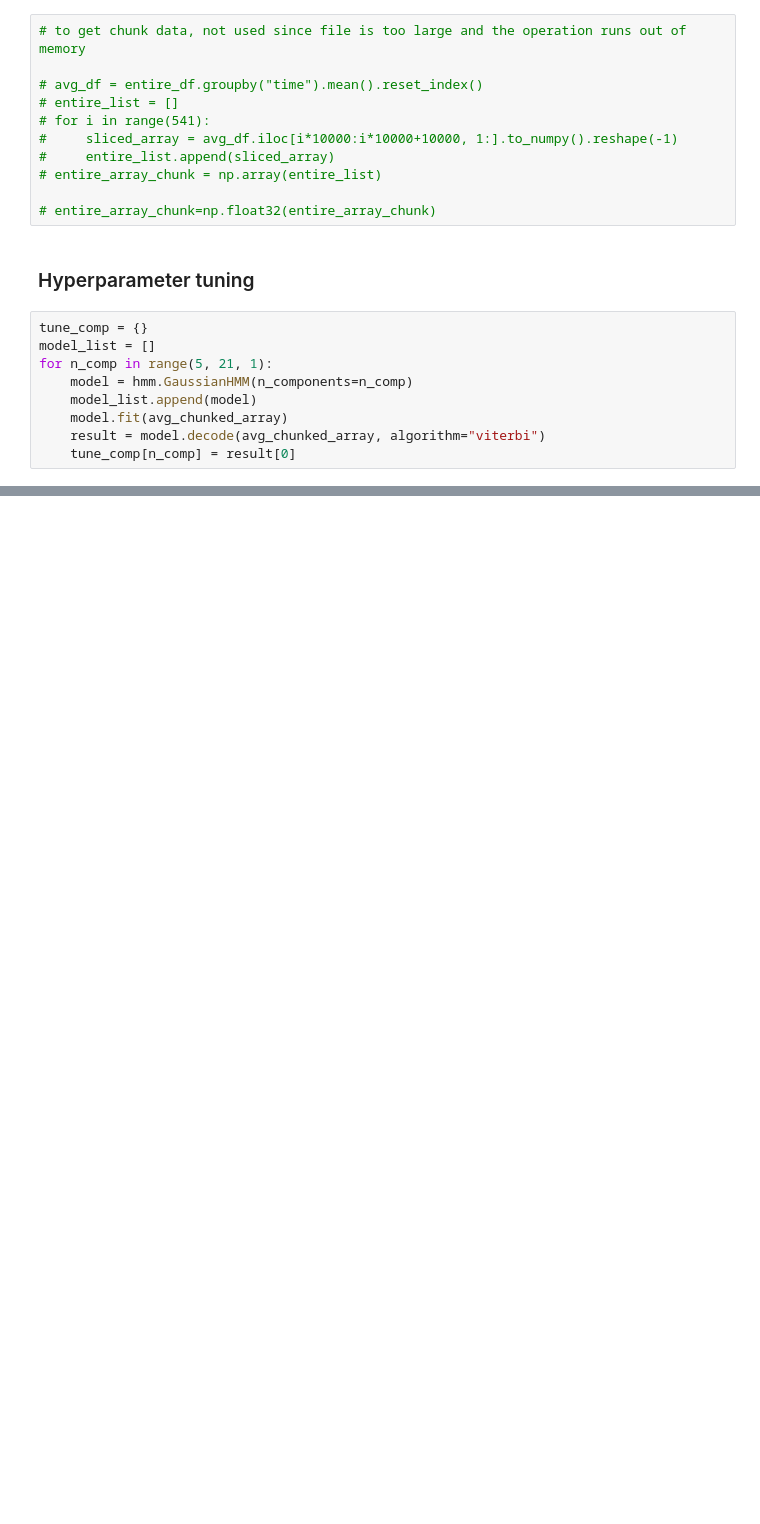
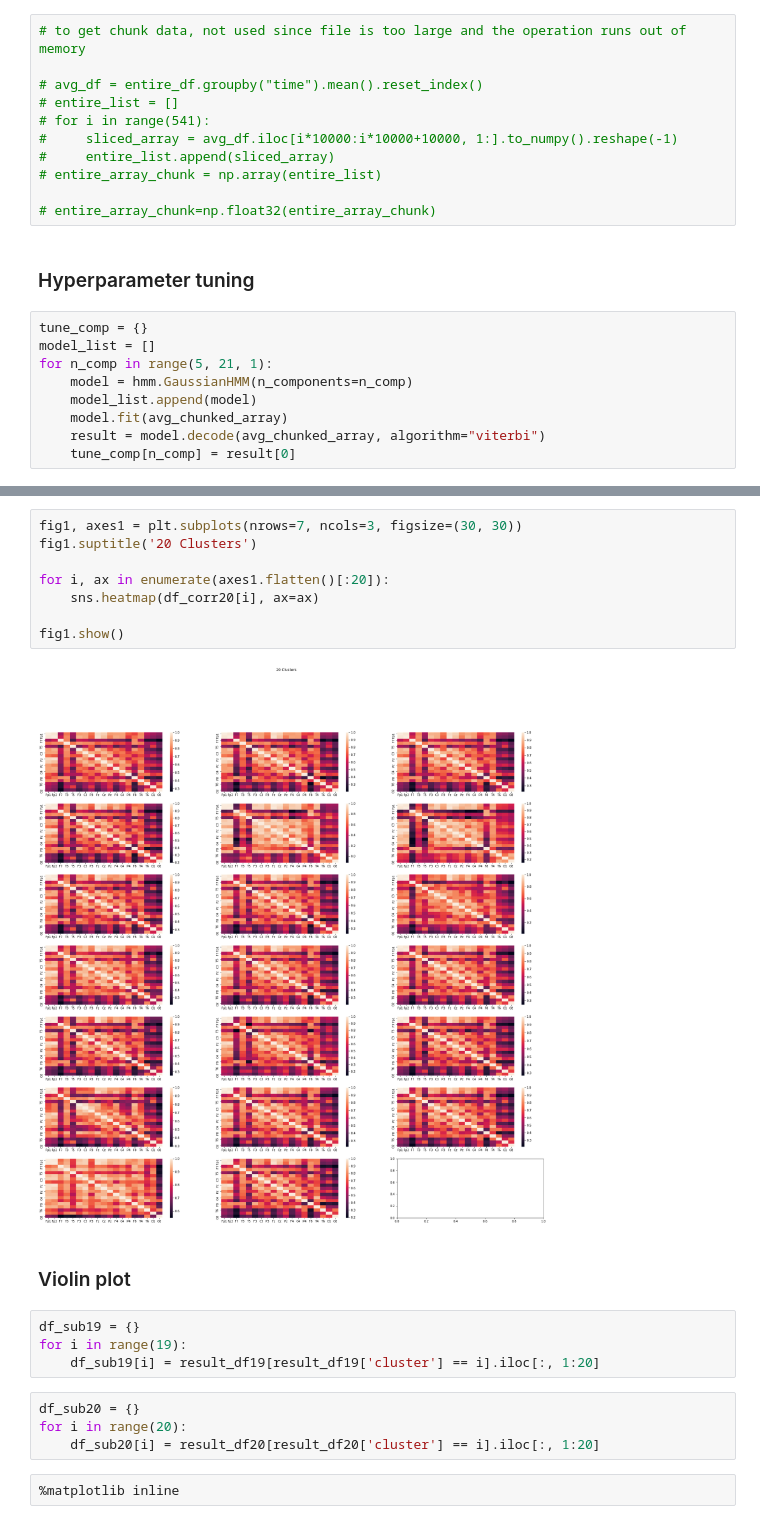
Before and after one commit to UBC-MDS/simpl_eeg_capstone, a Jupyter notebook: src/clustering/HMM.ipynb, the cells around one changed output, grey strips where cells are left out. Drawn from its saved outputs; the diff is of its cells as text; blank space fills up the shorter version.

```diff
--- a/src/clustering/HMM.ipynb
+++ b/src/clustering/HMM.ipynb
@@ -106,0 +147,22 @@ plot_pca_clusters(sliced_df.iloc[:,1:20], sliced_df.cluster)
+# %%
+fig1, axes1 = plt.subplots(nrows=7, ncols=3, figsize=(30, 30))
+fig1.suptitle('20 Clusters')
+
+for i, ax in enumerate(axes1.flatten()[:20]):
+    sns.heatmap(df_corr20[i], ax=ax)
+
+fig1.show()
+# %% [output]
+[figure, added]
+# %% [markdown]
+### Violin plot
+# %%
+df_sub19 = {}
+for i in range(19):
+    df_sub19[i] = result_df19[result_df19['cluster'] == i].iloc[:, 1:20]
+# %%
+df_sub20 = {}
+for i in range(20):
+    df_sub20[i] = result_df20[result_df20['cluster'] == i].iloc[:, 1:20]
+# %%
+%matplotlib inline
```
Also changed, not shown: parts of 22 cells of this notebook, 1 other file.
